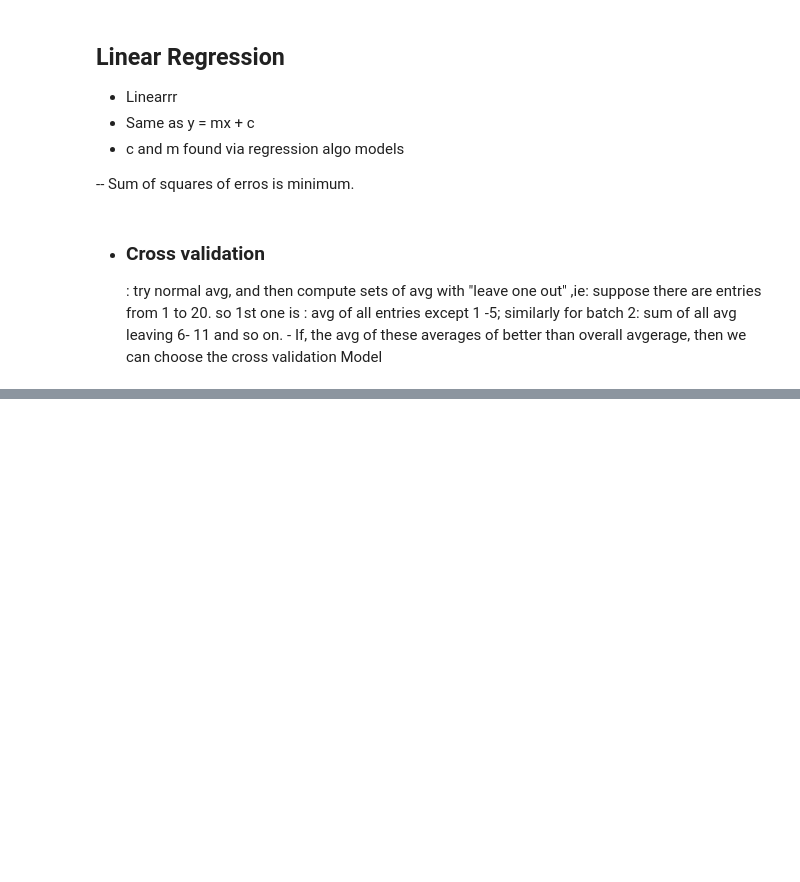
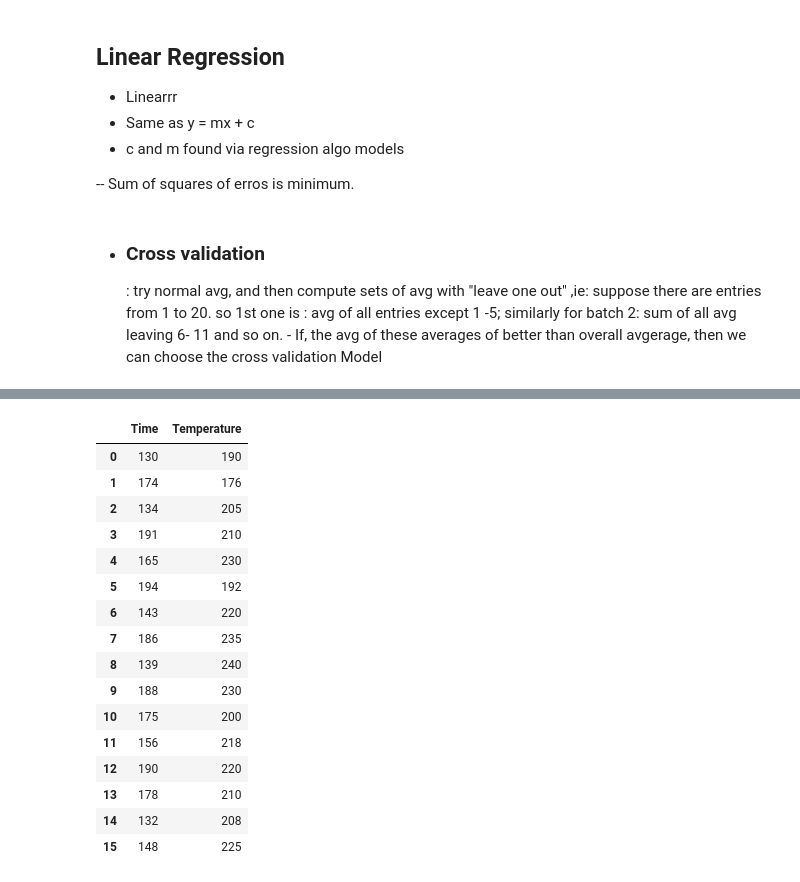
Before and after one commit to subru-37/IBM-Workshop, a Jupyter notebook: IBM-DLWS-hackshaw.ipynb, the cells around one changed output, grey strips where cells are left out. Drawn from its saved outputs; the diff is of its cells as text; code cells hidden in the pictures; blank space fills up the shorter version.

```diff
--- a/IBM-DLWS-hackshaw.ipynb
+++ b/IBM-DLWS-hackshaw.ipynb
@@ -41,0 +102,23 @@ FileNotFoundError: [Errno 2] No such file or directory: 'Mult_Reg_Yield.csv'
+# %%
+# except for reqd wuantitu, let it be Y; all other variables are treated as independant variables and givren on common naming
+# we employ this using iloc
+x = mydata.iloc[:,0:2]  # to select time temp and yield columns
+x
+# %% [output]
+|  | Time | Temperature |
+| 0 | 130 | 190 |
+| 1 | 174 | 176 |
+| 2 | 134 | 205 |
+| 3 | 191 | 210 |
+| 4 | 165 | 230 |
+| 5 | 194 | 192 |
+| 6 | 143 | 220 |
+| 7 | 186 | 235 |
+| 8 | 139 | 240 |
+| 9 | 188 | 230 |
+| 10 | 175 | 200 |
+| 11 | 156 | 218 |
+| 12 | 190 | 220 |
+| 13 | 178 | 210 |
+| 14 | 132 | 208 |
+| 15 | 148 | 225 |
```
Also changed, not shown: parts of 18 cells of this notebook.
